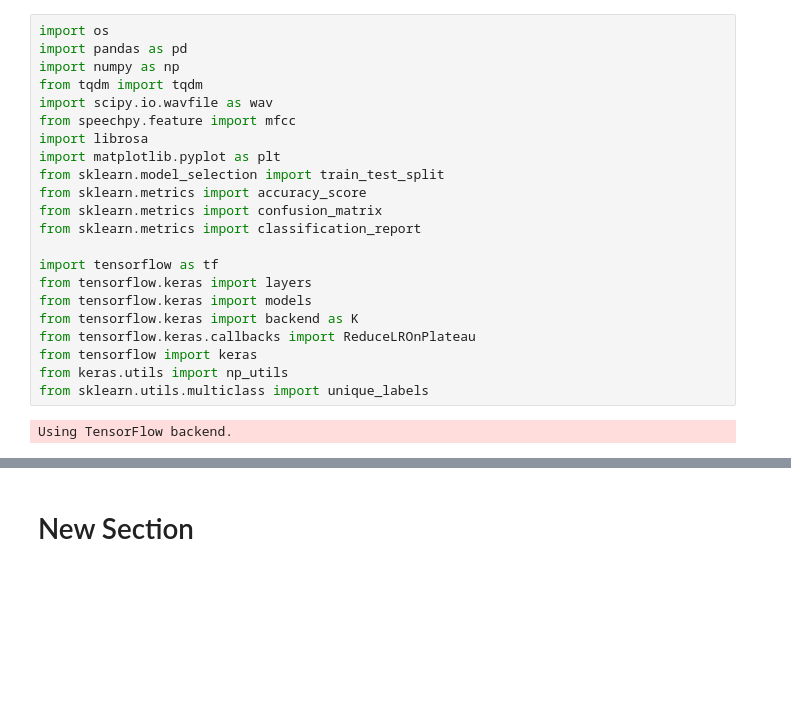
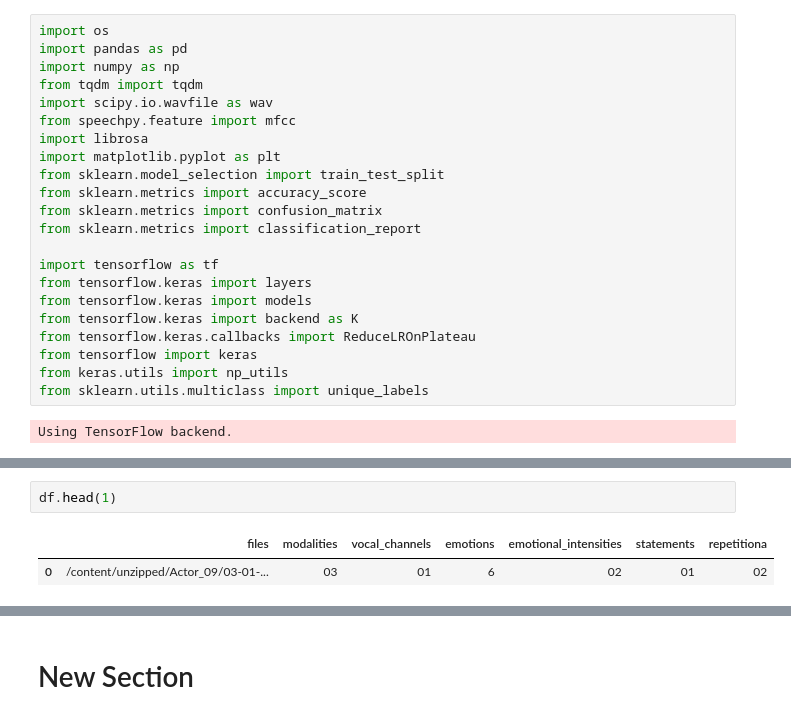
Before and after one commit to Yunhua468/Audio-Visual-Emotion-and-Sentiment-Research, a Jupyter notebook: Notebooks/Yunhua/Audio_in_video.ipynb, the cells around one changed output, grey strips where cells are left out. Drawn from its saved outputs; the diff is of its cells as text; blank space fills up the shorter version.

```diff
--- a/Notebooks/Yunhua/Audio_in_video.ipynb
+++ b/Notebooks/Yunhua/Audio_in_video.ipynb
@@ -115,0 +189,5 @@ FileNotFoundError: ignored
+# %%
+df.head(1)
+# %% [output]
+|  | files | modalities | vocal_channels | emotions | emotional_intensities | statements | repetitiona |
+| 0 | /content/unzipped/Actor_09/03-01-... | 03 | 01 | 6 | 02 | 01 | 02 |
```
Also changed, not shown: parts of 44 cells of this notebook.
